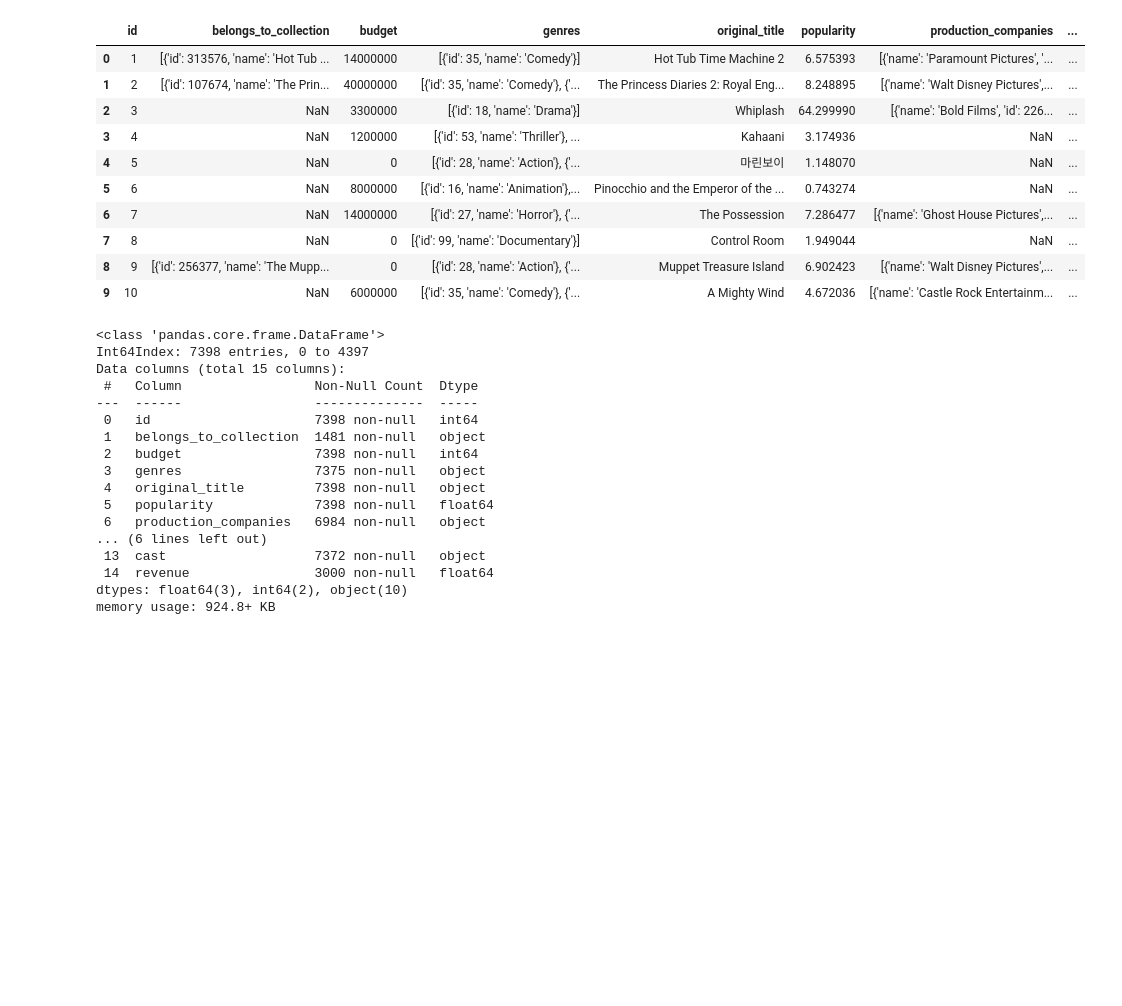
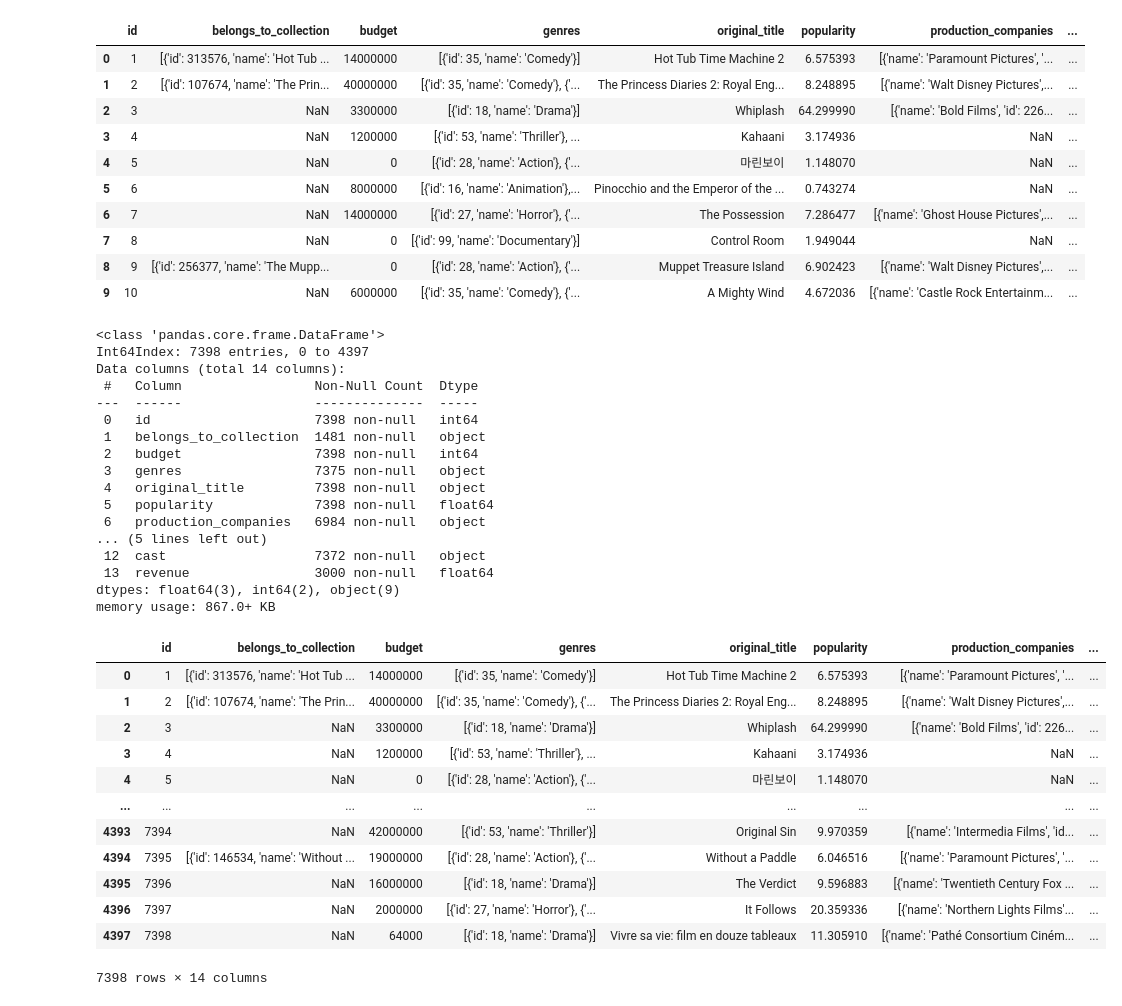
Before and after one commit to kendoll7/project_4, a Jupyter notebook: movies_etl.ipynb, the cells around one changed output. Cells and saved outputs as stored; diff of their text form; code cells hidden in the pictures; blank space fills up the shorter version.

```diff
--- a/movies_etl.ipynb
+++ b/movies_etl.ipynb
@@ -25,7 +25,7 @@ Index(['id', 'belongs_to_collection', 'budget', 'genres', 'homepage',
 # %%
 movies_df_clean = movies_df.drop(['homepage', 'imdb_id', 'original_language',
                                   'overview', 'poster_path', 'production_countries', 'status',
-                                 'crew'], axis=1)
+                                 'crew', 'tagline'], axis=1)
 movies_df_clean.head()
 # %% [output]
 |  | id | belongs_to_collection | budget | genres | original_title | popularity | production_companies | ... |
@@ -57,7 +57,7 @@ Index(['id', 'belongs_to_collection', 'budget', 'genres', 'homepage',
 # %%
 movies_df_2_clean = movies_df_2.drop(['homepage', 'imdb_id', 'original_language',
                                   'overview', 'poster_path', 'production_countries', 'status',
-                                 'crew'], axis=1)
+                                 'crew', 'tagline'], axis=1)
 movies_df_2_clean.head()
 # %% [output]
 |  | id | belongs_to_collection | budget | genres | original_title | popularity | production_companies | ... |
@@ -86,7 +86,7 @@ complete_movies_df_clean.info()
 # %% [output]
 <class 'pandas.core.frame.DataFrame'>
 Int64Index: 7398 entries, 0 to 4397
-Data columns (total 15 columns):
+Data columns (total 14 columns):
  #   Column                 Non-Null Count  Dtype
 ---  ------                 --------------  -----
  0   id                     7398 non-null   int64
@@ -96,10 +96,24 @@ Data columns (total 15 columns):
  4   original_title         7398 non-null   object
  5   popularity             7398 non-null   float64
  6   production_companies   6984 non-null   object
-... (6 lines left out)
- 13  cast                   7372 non-null   object
- 14  revenue                3000 non-null   float64
-dtypes: float64(3), int64(2), object(10)
-memory usage: 924.8+ KB
+... (5 lines left out)
+ 12  cast                   7372 non-null   object
+ 13  revenue                3000 non-null   float64
+dtypes: float64(3), int64(2), object(9)
+memory usage: 867.0+ KB
 # %%
-complete_movies_df_clean.to_csv('clean_csvs/complete_movie_list.csv', index=False)
+complete_movies_df_clean.rename(columns={"cast": "actors"})
+# %% [output]
+|  | id | belongs_to_collection | budget | genres | original_title | popularity | production_companies | ... |
+| 0 | 1 | [{'id': 313576, 'name': 'Hot Tub ... | 14000000 | [{'id': 35, 'name': 'Comedy'}] | Hot Tub Time Machine 2 | 6.575393 | [{'name': 'Paramount Pictures', '... | ... |
+| 1 | 2 | [{'id': 107674, 'name': 'The Prin... | 40000000 | [{'id': 35, 'name': 'Comedy'}, {'... | The Princess Diaries 2: Royal Eng... | 8.248895 | [{'name': 'Walt Disney Pictures',... | ... |
+| 2 | 3 | NaN | 3300000 | [{'id': 18, 'name': 'Drama'}] | Whiplash | 64.299990 | [{'name': 'Bold Films', 'id': 226... | ... |
+| 3 | 4 | NaN | 1200000 | [{'id': 53, 'name': 'Thriller'}, ... | Kahaani | 3.174936 | NaN | ... |
+| 4 | 5 | NaN | 0 | [{'id': 28, 'name': 'Action'}, {'... | 마린보이 | 1.148070 | NaN | ... |
+| ... | ... | ... | ... | ... | ... | ... | ... | ... |
+| 4393 | 7394 | NaN | 42000000 | [{'id': 53, 'name': 'Thriller'}] | Original Sin | 9.970359 | [{'name': 'Intermedia Films', 'id... | ... |
+| 4394 | 7395 | [{'id': 146534, 'name': 'Without ... | 19000000 | [{'id': 28, 'name': 'Action'}, {'... | Without a Paddle | 6.046516 | [{'name': 'Paramount Pictures', '... | ... |
+| 4395 | 7396 | NaN | 16000000 | [{'id': 18, 'name': 'Drama'}] | The Verdict | 9.596883 | [{'name': 'Twentieth Century Fox ... | ... |
+| 4396 | 7397 | NaN | 2000000 | [{'id': 27, 'name': 'Horror'}, {'... | It Follows | 20.359336 | [{'name': 'Northern Lights Films'... | ... |
+| 4397 | 7398 | NaN | 64000 | [{'id': 18, 'name': 'Drama'}] | Vivre sa vie: film en douze tableaux | 11.305910 | [{'name': 'Pathé Consortium Ciném... | ... |
+7398 rows × 14 columns
```
Also changed, not shown: parts of 4 cells of this notebook, 1 other file.
